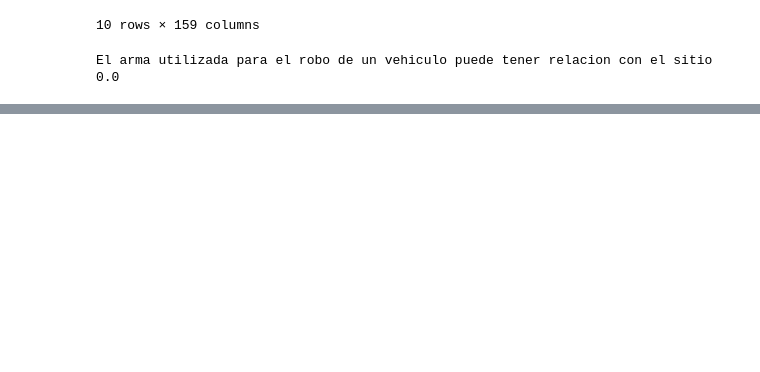
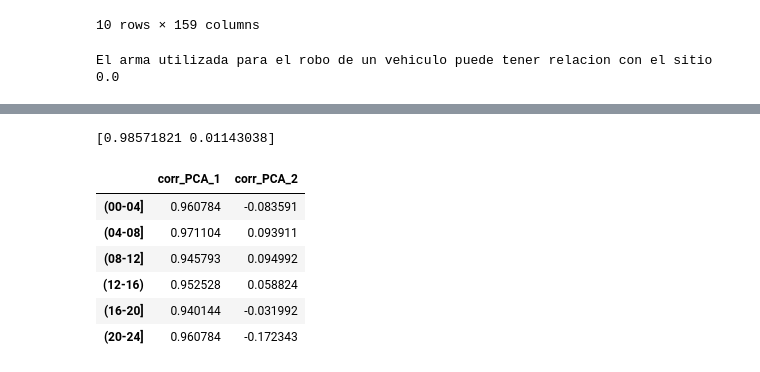
Before and after one commit to omalagon/cda-hurtos-colombia, a Jupyter notebook: Hurtos.ipynb, the cells around one changed output, grey strips where cells are left out. Cells and saved outputs as stored; diff of their text form; code cells hidden in the pictures; blank space fills up the shorter version.

```diff
--- a/Hurtos.ipynb
+++ b/Hurtos.ipynb
@@ -277,0 +300,25 @@ El arma utilizada para el robo de un vehiculo puede tener relacion con el sitio
+# %%
+pca = PCA(n_components=2)
+pca.fit(df_multivariate.T)
+list_pca = pca.transform(df_multivariate.T)
+print(pca.explained_variance_ratio_)
+df_PCA = pd.DataFrame(list_pca, columns=["PCA_1","PCA_2"])
+# %% [output]
+[0.98571821 0.01143038]
+# %%
+dict_ = dict()
+for column_pca in df_PCA.columns:
+    corr_list = []
+    for column_transformed in df_multivariate.T.columns:
+        corr_list.append(stats.spearmanr(df_multivariate.T[column_transformed].tolist(),df_PCA[column_pca].tolist())[0])
+    dict_[f"corr_{column_pca}"] = corr_list
+# %%
+pd.DataFrame(dict_,index=df_multivariate.T.columns)
+# %% [output]
+|  | corr_PCA_1 | corr_PCA_2 |
+| (00-04] | 0.960784 | -0.083591 |
+| (04-08] | 0.971104 | 0.093911 |
+| (08-12] | 0.945793 | 0.094992 |
+| (12-16) | 0.952528 | 0.058824 |
+| (16-20] | 0.940144 | -0.031992 |
+| (20-24] | 0.960784 | -0.172343 |
```
Also changed, not shown: parts of 11 cells of this notebook, 1 other file.
